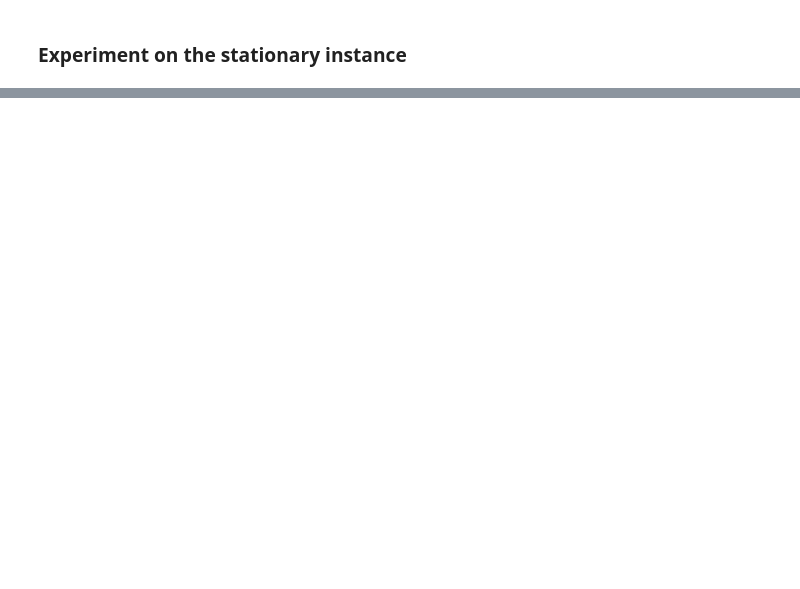
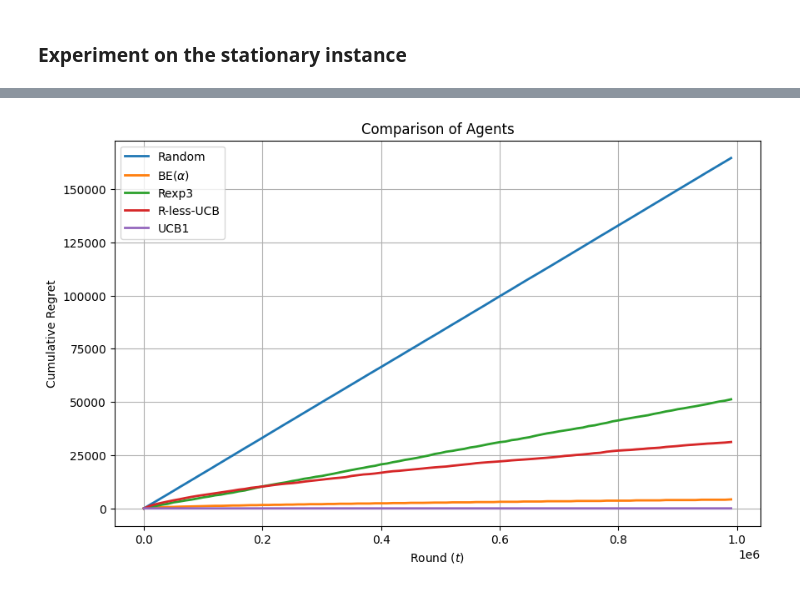
Before and after one commit to m1gwings/rcbealpha-experiments, a Jupyter notebook: bealpha-experiments.ipynb, the cells around one changed output, grey strips where cells are left out. Drawn from its saved outputs; the diff is of its cells as text; code cells hidden in the pictures; blank space fills up the shorter version.

```diff
--- a/bealpha-experiments.ipynb
+++ b/bealpha-experiments.ipynb
@@ -607,5 +623,7 @@ if not os.path.exists(f'{STAT_INSTANCE_NAME}.pkl'):
         pickle.dump(results_stat_inst, f)
 # %%
-with open(f'{STAT_INSTANCE_NAME}.pkl', 'rb') as f:
+with open(f'{STAT_RUN_NAME}.pkl', 'rb') as f:
     results_stat_inst = pickle.load(f)
-plot_comparison(results_stat_inst)
+plot_comparison('stat-comparison', results_stat_inst)
+# %% [output]
+[figure, added]
```
Also changed, not shown: parts of 11 cells of this notebook.
